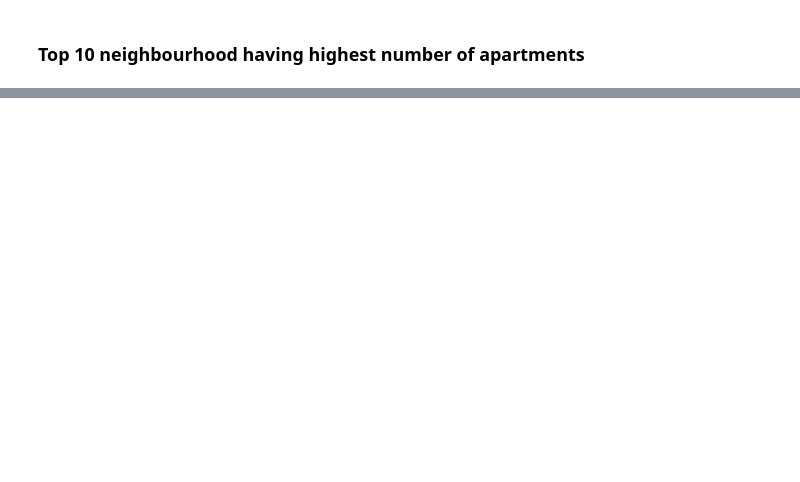
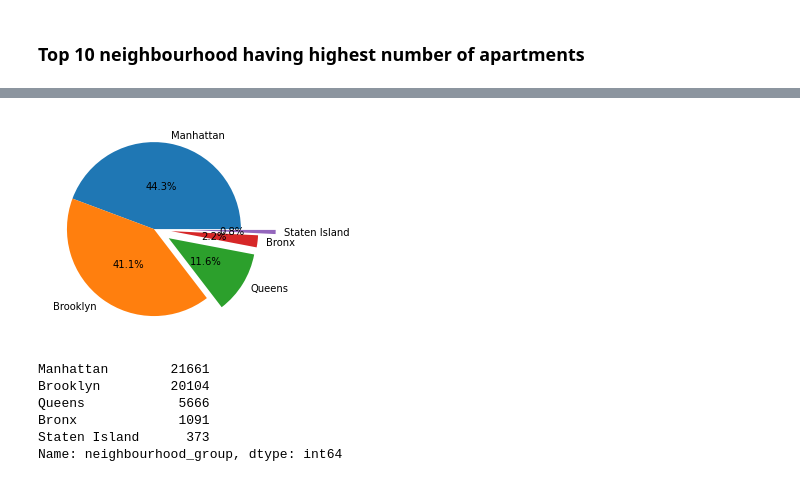
Before and after one commit to iam-ajitkumartoppo/airbnb-booking-analysis, a Jupyter notebook: Airbnb.ipynb, the cells around one changed output, grey strips where cells are left out. Saved outputs shown, nothing was run; the diff lists cells and outputs as text; code cells hidden in the pictures; blank space fills up the shorter version.

```diff
--- a/Airbnb.ipynb
+++ b/Airbnb.ipynb
@@ -225,0 +312,15 @@ Name: number_of_reviews, dtype: int64
+# %%
+airbnb_df['neighbourhood_group'].value_counts()
+plt.pie(airbnb_df['neighbourhood_group'].value_counts(),labels=['Manhattan','Brooklyn','Queens','Bronx','Staten Island'],explode=[0,0,0.2,0.2,0.4],autopct='%.1f%%',pctdistance=0.5)
+plt.show()
+# %% [output]
+[figure, added]
+# %%
+airbnb_df['neighbourhood_group'].value_counts()
+# %% [output]
+Manhattan        21661
+Brooklyn         20104
+Queens            5666
+Bronx             1091
+Staten Island      373
+Name: neighbourhood_group, dtype: int64
```
Also changed, not shown: parts of 28 cells of this notebook.
